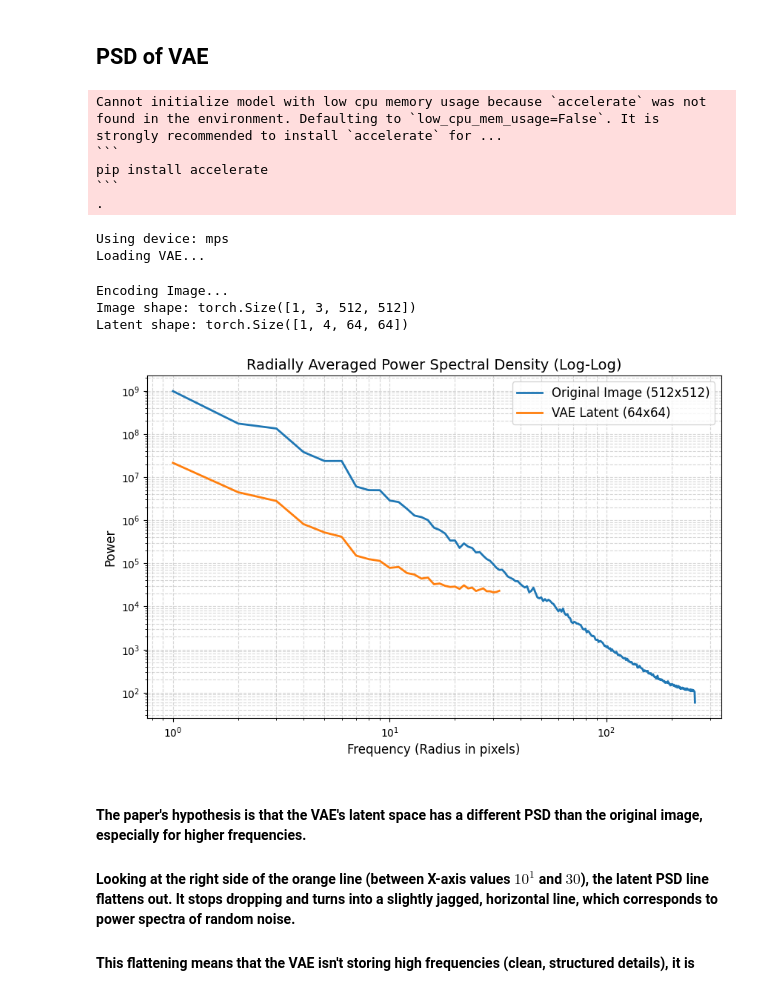
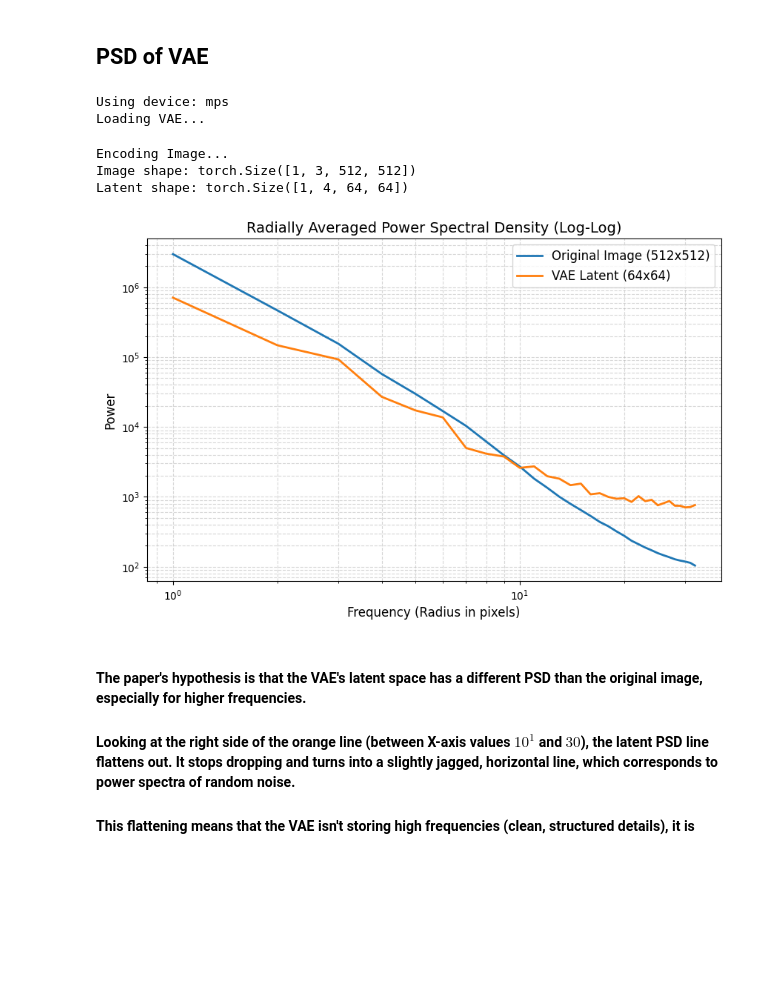
Before and after one commit to ahautelman/DSAIT4030-group12, a Jupyter notebook: power-spectral-density-visualisation/play.ipynb, the cells around one changed output. Saved outputs shown, nothing was run; the diff lists cells and outputs as text; code cells hidden in the pictures; blank space fills up the shorter version.

````diff
--- a/power-spectral-density-visualisation/play.ipynb
+++ b/power-spectral-density-visualisation/play.ipynb
@@ -149,6 +152,7 @@ print(f"Using device: {device}")
 # A. Load the pretrained Stable Diffusion VAE
 print("Loading VAE...")
 vae = AutoencoderKL.from_pretrained("stabilityai/sd-vae-ft-mse").to(device)
+vae = torch.compile(vae)
 vae.eval() # Set to evaluation mode
 
 # B. Load a sample image (or use a local path: Image.open("my_image.jpg"))
@@ -162,46 +166,60 @@ transform = transforms.Compose([
     transforms.ToTensor(),         # Converts to [0, 1]
     transforms.Normalize([0.5], [0.5]) # Shifts to [-1, 1]
 ])
 
 img_tensor = transform(img).unsqueeze(0).to(device) # Shape: (1, 3, 512, 512)
 
 # E. Encode the image through the VAE
 print("Encoding Image...")
 with torch.no_grad():
     # The VAE outputs a distribution. We take the mean (mode) for deterministic latents.
     posterior = vae.encode(img_tensor).latent_dist
     latents = posterior.mode()
 
     # Note: SD latents are scaled by a constant (usually 0.18215) in the diffusion process,
     # but for purely checking the spectrum shape of the raw latent, we don't strictly need it.
     # latents shape: (1, 4, 64, 64) - note how H and W are 8x smaller!
-    # latents = latents * 0.18215
+    latents = latents * 0.18215
 
 print(f"Image shape: {img_tensor.shape}")
 print(f"Latent shape: {latents.shape}")
 
 psd_image = radial_power_spectrum(img_tensor)
 psd_latent = radial_power_spectrum(latents)
 
+# 2. Downsample the target to match latent dimensions
+# F.interpolate expects 3D tensors: (Batch, Channels, Length)
+psd_image = psd_image.unsqueeze(1)
+
+# must move from mps to cpu for the interpolation
+# probably works well on cuda
+original_device = psd_image.device
+psd_target_cpu = psd_image.cpu()
+
+# Use mode='area' (average pooling) to preserve total energy distribution
+psd_target_aligned = F.interpolate(
+    psd_target_cpu,
+    size=psd_latent.shape[-1],
+    mode='area'
+)
+
+# Remove the dummy channel dimension: back to (Batch, 32)
+psd_target_aligned = psd_target_aligned.to(original_device).squeeze(1)
+
 # Plot them together!
 plot_dict = {
-    "Original Image (512x512)": psd_image,
+    "Original Image (512x512)": psd_target_aligned,
     "VAE Latent (64x64)": psd_latent
 }
 
 plot_multiple_psd_1d(plot_dict)
 # %% [output]
-Cannot initialize model with low cpu memory usage because `accelerate` was not found in the environment. Defaulting to `low_cpu_mem_usage=False`. It is strongly recommended to install `accelerate` for ...
-```
-pip install accelerate
-```
-.
+Using device: mps
+Loading VAE...
-Using device: mps
-Loading VAE...
+Encoding Image...
+Image shape: torch.Size([1, 3, 512, 512])
+Latent shape: torch.Size([1, 4, 64, 64])
-Encoding Image...
-Image shape: torch.Size([1, 3, 512, 512])
-Latent shape: torch.Size([1, 4, 64, 64])
-[figure, old version]
+[figure, new version]
 # %% [markdown]
 #### The paper's hypothesis is that the VAE's latent space has a different PSD than the original image, especially for higher frequencies.
 #### Looking at the right side of the orange line (between X-axis values $10^1$ and $30$), the latent PSD line flattens out. It stops dropping and turns into a slightly jagged, horizontal line, which corresponds to power spectra of random noise.
````
Also changed, not shown: parts of 13 cells of this notebook, 3 other files.
